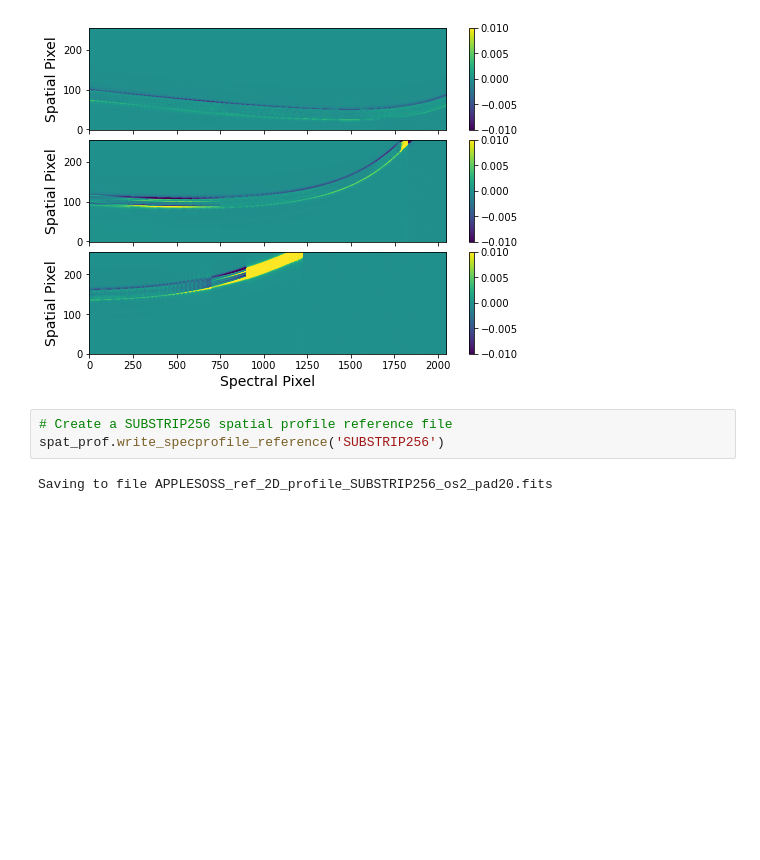
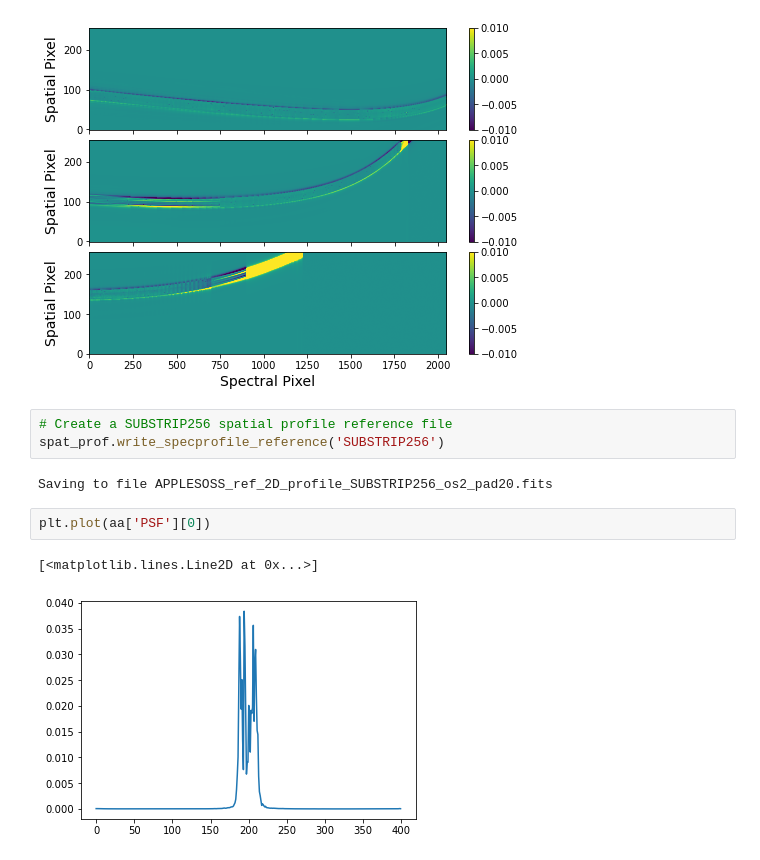
Before and after one commit to njcuk9999/jwst-mtl, a Jupyter notebook: SOSS/APPLESOSS/applesoss_demo.ipynb, the cells around one changed output. Saved outputs shown, nothing was run; the diff lists cells and outputs as text; blank space fills up the shorter version.

```diff
--- a/SOSS/APPLESOSS/applesoss_demo.ipynb
+++ b/SOSS/APPLESOSS/applesoss_demo.ipynb
@@ -174,3 +172,8 @@ plt.show()
 spat_prof.write_specprofile_reference('SUBSTRIP256')
 # %% [output]
 Saving to file APPLESOSS_ref_2D_profile_SUBSTRIP256_os2_pad20.fits
+# %%
+plt.plot(aa['PSF'][0])
+# %% [output]
+[<matplotlib.lines.Line2D at 0x...>]
+[figure, added]
```
Also changed, not shown: parts of 5 cells of this notebook, 6 other files.
